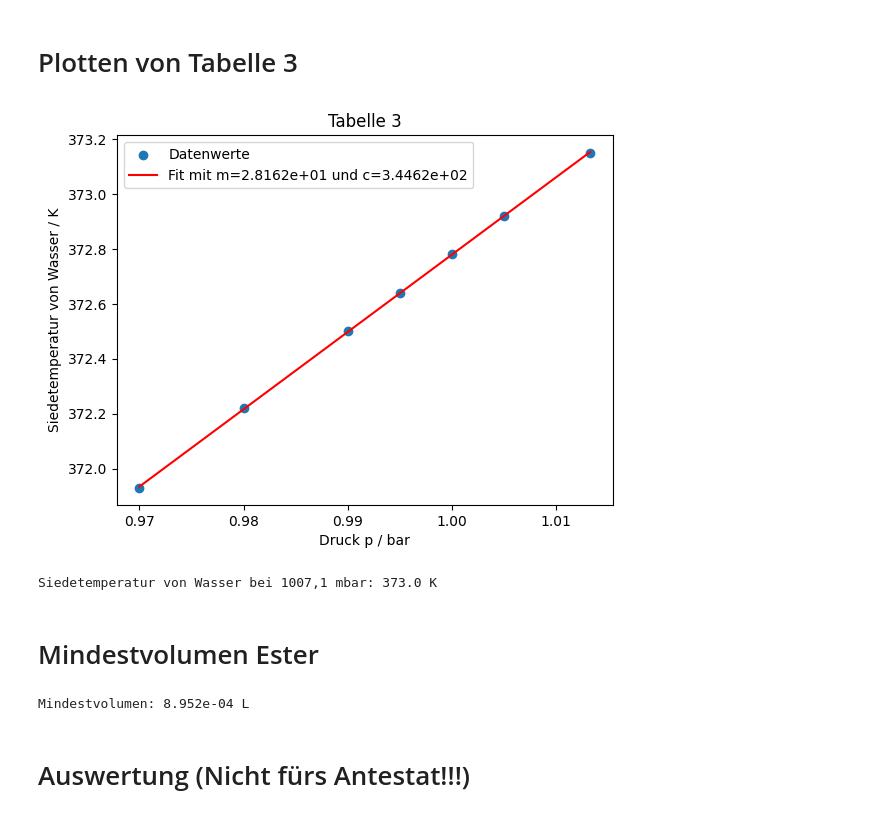
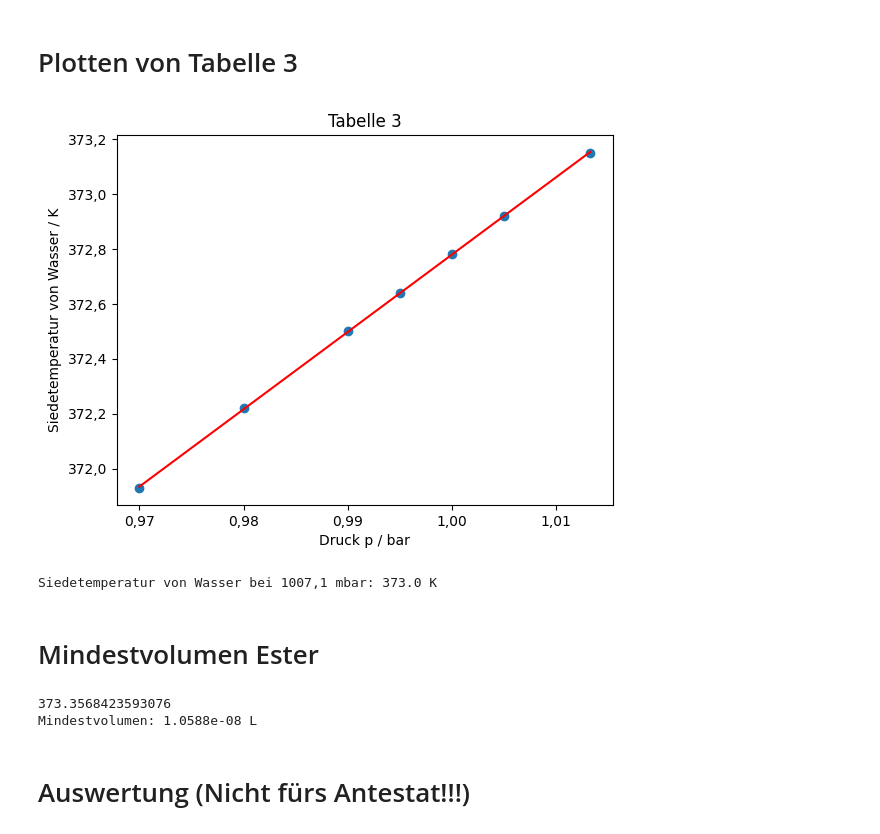
Before and after one commit to Rankenstein678/PC_Praktikum_1, a Jupyter notebook: P1.ipynb, the cells around one changed output. Saved outputs shown, nothing was run; the diff lists cells and outputs as text; code cells hidden in the pictures.

```diff
--- a/P1.ipynb
+++ b/P1.ipynb
@@ -123,40 +123,47 @@ print(dichte_luft(1.007,273.15+21.2))
 # %%
 ps = np.array([float(x) for x in "0.970 0.980 0.990 0.995 1.000 1.005 1.01325".split(" ")])
 Ts = np.array([float(x) for x in "98.78 99.07 99.35 99.49 99.63 99.77 100".split(" ")]) + 273.15
-
+#Locale settings
+import locale
+# Set to German locale to get comma decimal separater
+locale.setlocale(locale.LC_NUMERIC, "de_DE")
+plt.rcParams['axes.formatter.use_locale'] = True
 fig, ax = plt.subplots()
 
 ax.scatter(ps, Ts, label="Datenwerte")
 linregress_tabelle3 = linregress(ps, Ts)
 ax.plot(ps, ps * linregress_tabelle3.slope + linregress_tabelle3.intercept,
         c="red",
         label=f"Fit mit m={np.format_float_scientific(linregress_tabelle3.slope, 4)} und c={np.format_float_scientific(linregress_tabelle3.intercept, 4)}")
-ax.legend()
 ax.set_xlabel("Druck p / bar")
 ax.set_ylabel("Siedetemperatur von Wasser / K")
 ax.set_title("Tabelle 3")
+
 plt.show()
+fig.savefig("img/P1/Tabelle3.png",transparent=True)
 print(
     f"Siedetemperatur von Wasser bei 1007,1 mbar: {round(linregress_tabelle3.slope * 1007.1e-3 + linregress_tabelle3.intercept, 1)} K")
 # %% [output]
-[figure, old version]
+[figure, new version]
 Siedetemperatur von Wasser bei 1007,1 mbar: 373.0 K
 # %% [markdown]
 # Mindestvolumen Ester
 # %%
 dichte_ester = 0.9e3  #g/L
-T = 100 + 273.15  # K (Temperatur im Wasserbad)
-V = 0.28e-3  # m³
-p = 101325  # Pa (1 atm)
+p=1.0205
+T_kolben_siedend = p * linregress_tabelle3.slope + linregress_tabelle3.intercept
+print(T_kolben_siedend)
+V = 0.329e-3  # m³
 R = 8.3145
 molare_masse = 12.011 * 4 + 2 * 15.999 + 8 * 1.008
-n_Kolben = (p * V) / (R * T)
+n_Kolben = (p * V) / (R * T_kolben_siedend)
 
 masse_ester = molare_masse * n_Kolben
 volumen_ester = masse_ester / dichte_ester
 print(f"Mindestvolumen: {np.format_float_scientific(volumen_ester, 4)} L")
 # %% [output]
-Mindestvolumen: 8.952e-04 L
+373.3568423593076
+Mindestvolumen: 1.0588e-08 L
 # %% [markdown]
 # Auswertung (Nicht fürs Antestat!!!)
 # %%
```
Also changed, not shown: parts of 6 cells of this notebook.
